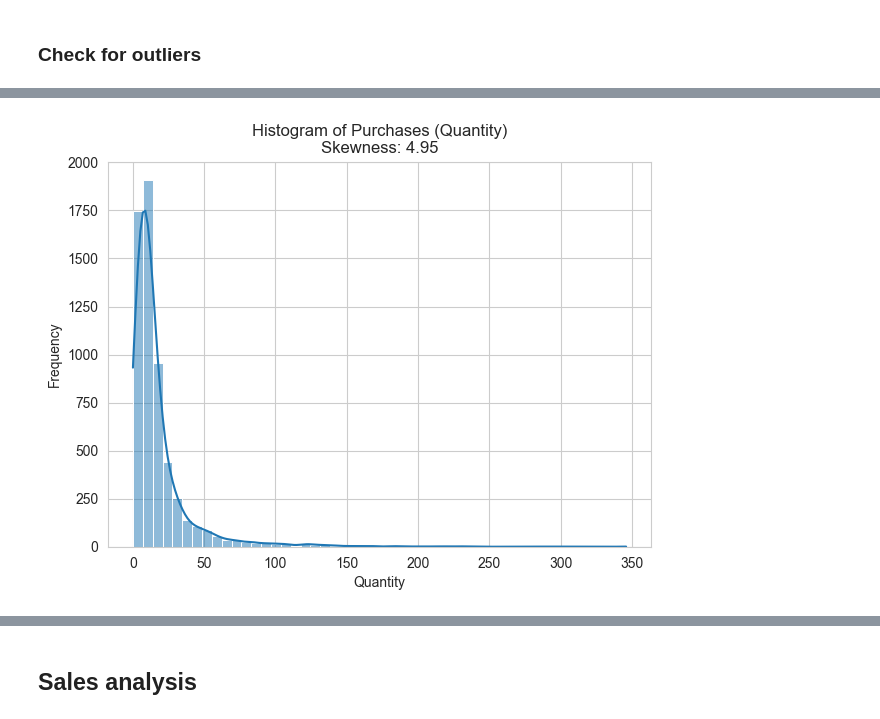
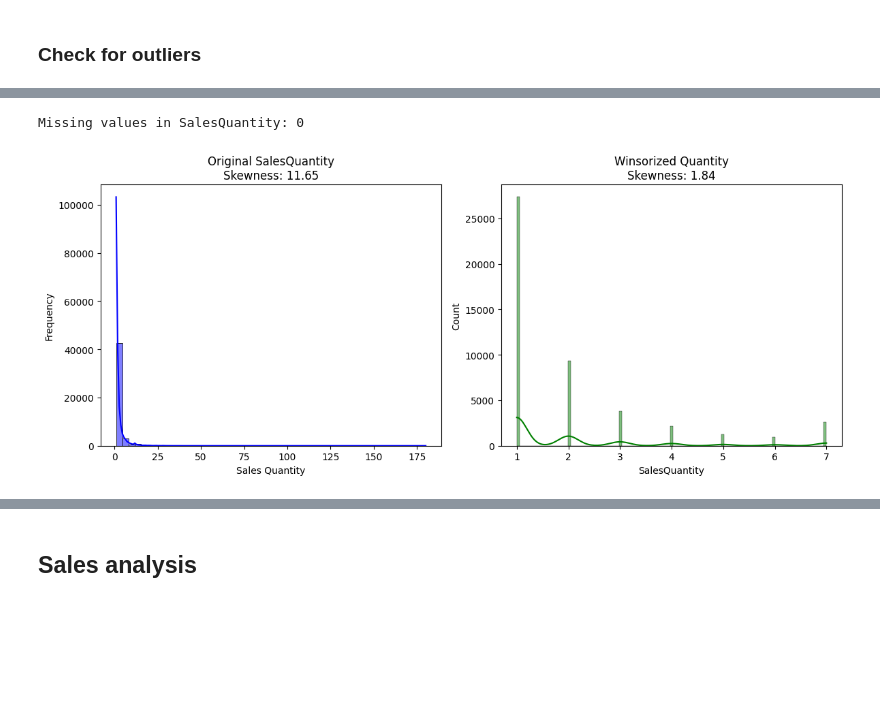
Before and after one commit to BeardedSeal77/MLG382_CYO_Project, a Jupyter notebook: Notebooks/DataPrep/Data_understanding.ipynb, the cells around one changed output, grey strips where cells are left out. Drawn from its saved outputs; the diff is of its cells as text; code cells hidden in the pictures; blank space fills up the shorter version.

Commit message:
Moved Outlier treatment to data understanding notebook

```diff
--- a/Notebooks/DataPrep/Data_understanding.ipynb
+++ b/Notebooks/DataPrep/Data_understanding.ipynb
@@ -137,3 +105,18 @@ plt.show()
+# %%
+import pandas as pd
+import numpy as np
+from scipy.stats.mstats import winsorize
+import matplotlib.pyplot as plt
+import seaborn as sns
+
+# Set display options
+pd.set_option('display.max_columns', None)
+pd.set_option('display.width', 1000)
+pd.set_option('display.float_format', '{:.2f}'.format)
+
+# Load the datasets
+leadTime = pd.read_csv('../../Data/Prepped/lead_time_data.csv')
+salesForecast = pd.read_csv('../../Data/Prepped/sales_forecast_data.csv')
 # %%
 purchases.describe().T
 # %% [output]
@@ -153,17 +136,53 @@ Text(0.5, 1.0, 'Box Plot: Raw Features')
 # %%
-# Set up the plotting style
-sns.set_style("whitegrid")
+import pandas as pd
+import numpy as np
+from scipy.stats.mstats import winsorize
+import matplotlib.pyplot as plt
+import seaborn as sns
 
-# Create a single figure
-plt.figure(figsize=(7, 5))
+# Set display options
+pd.set_option('display.max_columns', None)
+pd.set_option('display.width', 1000)
+pd.set_option('display.float_format', '{:.2f}'.format)
 
-# Plot histogram for raw onHand
-sns.histplot(data=opening_stock, x="onHand", bins=50, kde=True)
-plt.title(f"Histogram of Purchases (Quantity)\nSkewness: {purchases['Quantity'].skew():.2f}")
-plt.xlabel("Quantity")
+# Load the datasets
+prep_file_path = '../../Data/Prepped/sales_forecast_data.csv'
+final_file_path = '../../Data/Final/sales_forecast_data.csv'
+
+# Create a copy for winsorization to ensure original data remains untouched
+winsorized_forecast = salesForecast.copy()
+
+# Check for missing values in SalesQuantity
+print("Missing values in SalesQuantity:", salesForecast['SalesQuantity'].isnull().sum())
+
+# Apply winsorization to 'SalesQuantity' at the 5th and 95th percentiles
+winsorized_forecast['SalesQuantity'] = winsorize(winsorized_forecast['SalesQuantity'], limits=(0.05, 0.05))
+
+# Visualize the original and winsorized data
+plt.figure(figsize=(12, 5))
+
+# Histogram of original data
+plt.subplot(1, 2, 1)
+sns.histplot(data=salesForecast, x="SalesQuantity", bins=50, kde=True, color='blue')
+plt.title(f"Original SalesQuantity\nSkewness: {salesForecast['SalesQuantity'].skew():.2f}")
+plt.xlabel("Sales Quantity")
 plt.ylabel("Frequency")
+# Histogram of winsorized data
+plt.subplot(1, 2, 2)
+sns.histplot(winsorized_forecast['SalesQuantity'], kde=True, color='green')
+plt.title(f"Winsorized Quantity\nSkewness: {winsorized_forecast['SalesQuantity'].skew():.2f}")
+plt.tight_layout()
+plt.show()
 
-# Show plot
-plt.show()
+# Compare summary statistics
+print("\nOriginal SalesQuantity Statistics:")
+print(salesForecast['SalesQuantity'].describe())
+print("\nWinsorized SalesQuantity Statistics:")
+print(winsorized_forecast['SalesQuantity'].describe())
+
+# Save the winsorized DataFrame to the Final folder with the same name as the original
+winsorized_forecast.to_csv(final_file_path, index=False)
+print(f"\nWinsorized DataFrame saved to '{final_file_path}'")
 # %% [output]
+Missing values in SalesQuantity: 0
-[figure, old version]
+[figure, new version]
```
Also changed, not shown: parts of 14 cells of this notebook, 1 other file.
